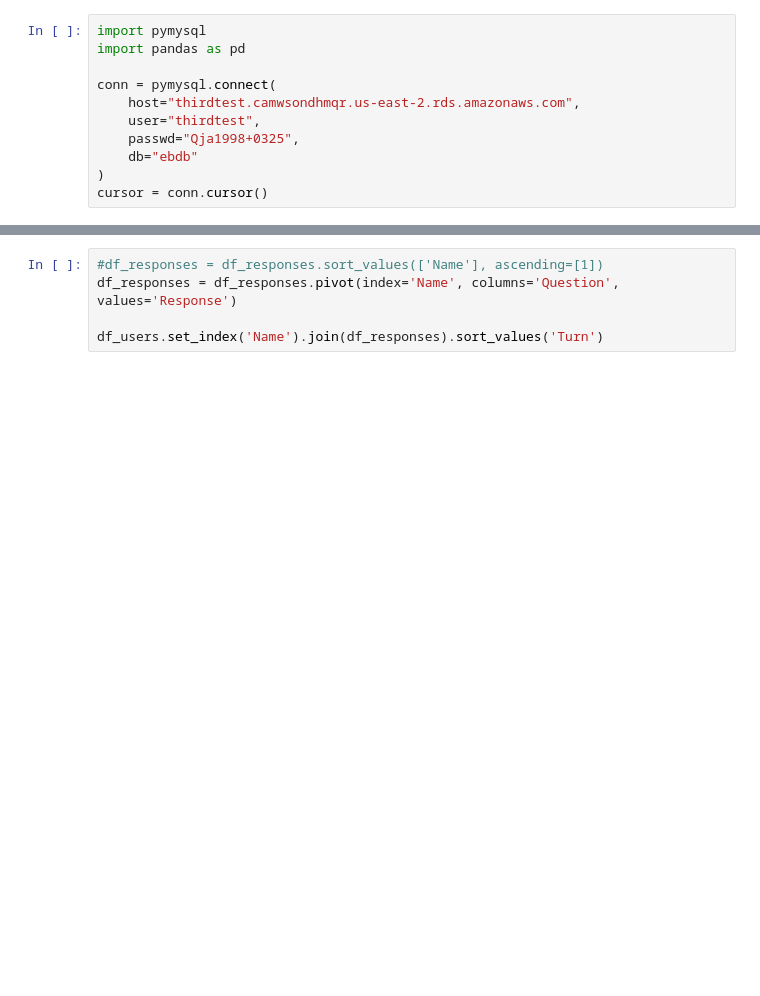
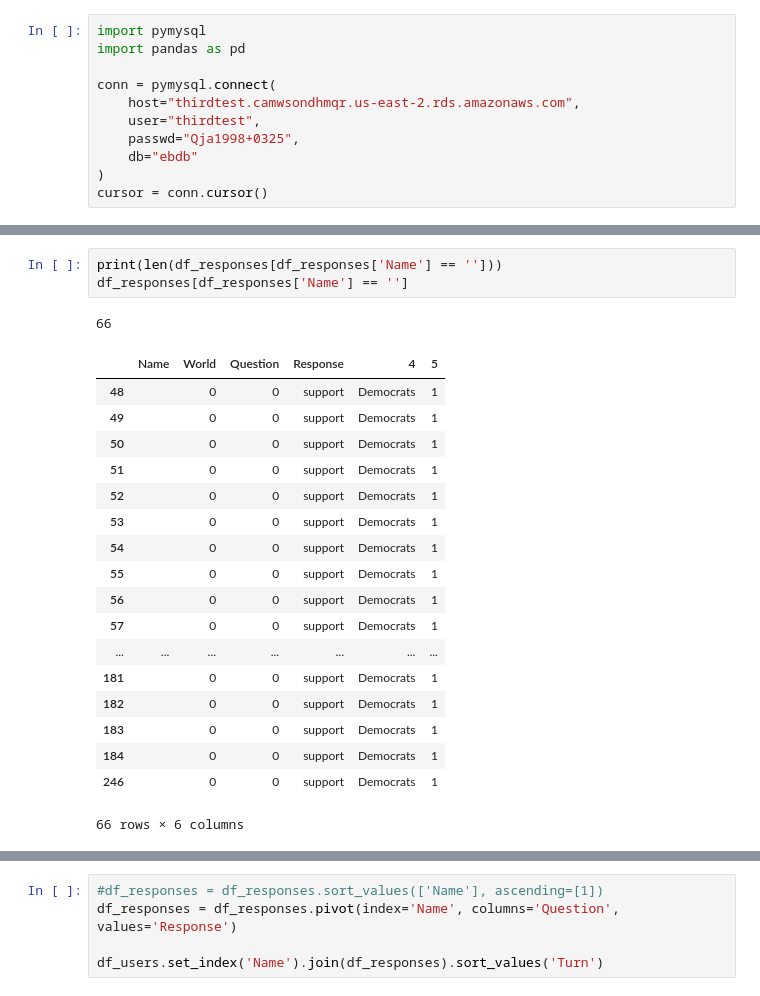
Before and after one commit to AlexMRuch/PartyLab, a Jupyter notebook: experiment_analysis_1/experiment_analysis_1.ipynb, the cells around one changed output, grey strips where cells are left out. Saved outputs shown, nothing was run; the diff lists cells and outputs as text; blank space fills up the shorter version.

```diff
--- a/experiment_analysis_1/experiment_analysis_1.ipynb
+++ b/experiment_analysis_1/experiment_analysis_1.ipynb
@@ -68,0 +76,23 @@ df_responses
+# %%
+print(len(df_responses[df_responses['Name'] == '']))
+df_responses[df_responses['Name'] == '']
+# %% [output]
+66
+|  | Name | World | Question | Response | 4 | 5 |
+| 48 |  | 0 | 0 | support | Democrats | 1 |
+| 49 |  | 0 | 0 | support | Democrats | 1 |
+| 50 |  | 0 | 0 | support | Democrats | 1 |
+| 51 |  | 0 | 0 | support | Democrats | 1 |
+| 52 |  | 0 | 0 | support | Democrats | 1 |
+| 53 |  | 0 | 0 | support | Democrats | 1 |
+| 54 |  | 0 | 0 | support | Democrats | 1 |
+| 55 |  | 0 | 0 | support | Democrats | 1 |
+| 56 |  | 0 | 0 | support | Democrats | 1 |
+| 57 |  | 0 | 0 | support | Democrats | 1 |
+| ... | ... | ... | ... | ... | ... | ... |
+| 181 |  | 0 | 0 | support | Democrats | 1 |
+| 182 |  | 0 | 0 | support | Democrats | 1 |
+| 183 |  | 0 | 0 | support | Democrats | 1 |
+| 184 |  | 0 | 0 | support | Democrats | 1 |
+| 246 |  | 0 | 0 | support | Democrats | 1 |
+66 rows × 6 columns
```
Also changed, not shown: parts of 4 cells of this notebook.
